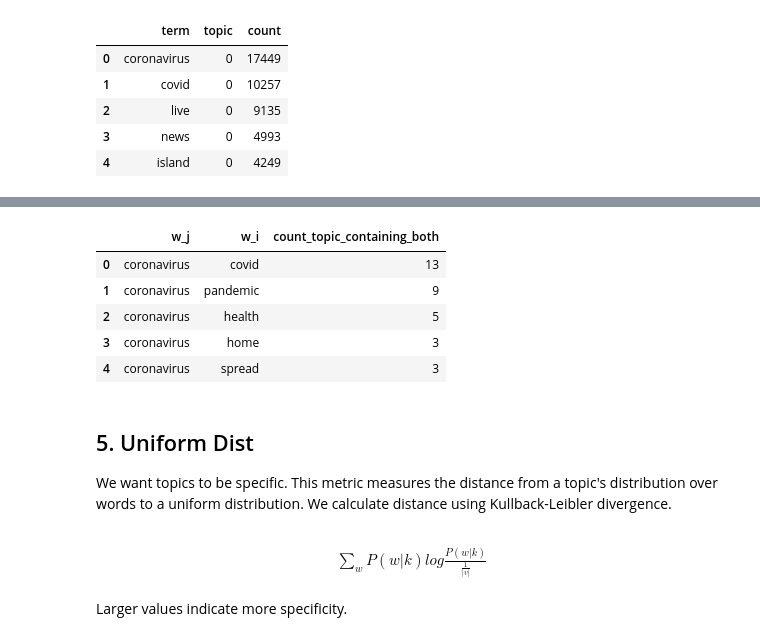
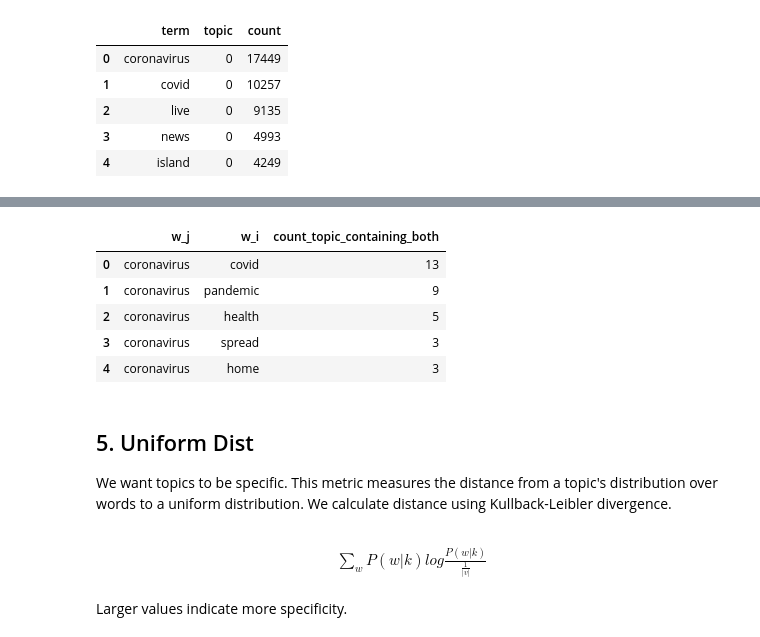
Before and after one commit to dkoban/lda_evaluation, a Jupyter notebook: model_evaluation.ipynb, the cells around one changed output, grey strips where cells are left out. Drawn from its saved outputs; the diff is of its cells as text; code cells hidden in the pictures.

```diff
--- a/model_evaluation.ipynb
+++ b/model_evaluation.ipynb
@@ -352,24 +352,24 @@ number top terms: 27
 # %%
 top_terms_topic_k = top_n_terms(k = i, n = 10)['term'].tolist()
 
 co_occur_list = []
 for pair in pairs:
     D_wji = 0
-    for i in range(0, 50):
+    for i in range(0, 20):
         topic_terms = top_terms_doc_freq[top_terms_doc_freq['topic']==i]['term'].to_list()
         if (pair[0] in topic_terms) & (pair[1] in topic_terms):
             D_wji += 1
     co_occur_list.append([pair[0], pair[1], D_wji])
 
 co_occur_df = pd.DataFrame(co_occur_list, columns=['w_j', 'w_i', 'count_topic_containing_both'])
 co_occur_df.head()
 # %% [output]
 |  | w_j | w_i | count_topic_containing_both |
 | 0 | coronavirus | covid | 13 |
 | 1 | coronavirus | pandemic | 9 |
 | 2 | coronavirus | health | 5 |
-| 3 | coronavirus | home | 3 |
-| 4 | coronavirus | spread | 3 |
+| 3 | coronavirus | spread | 3 |
+| 4 | coronavirus | home | 3 |
 # %% [markdown]
 ## 5. Uniform Dist
 
```
Also changed, not shown: parts of 9 cells of this notebook.
